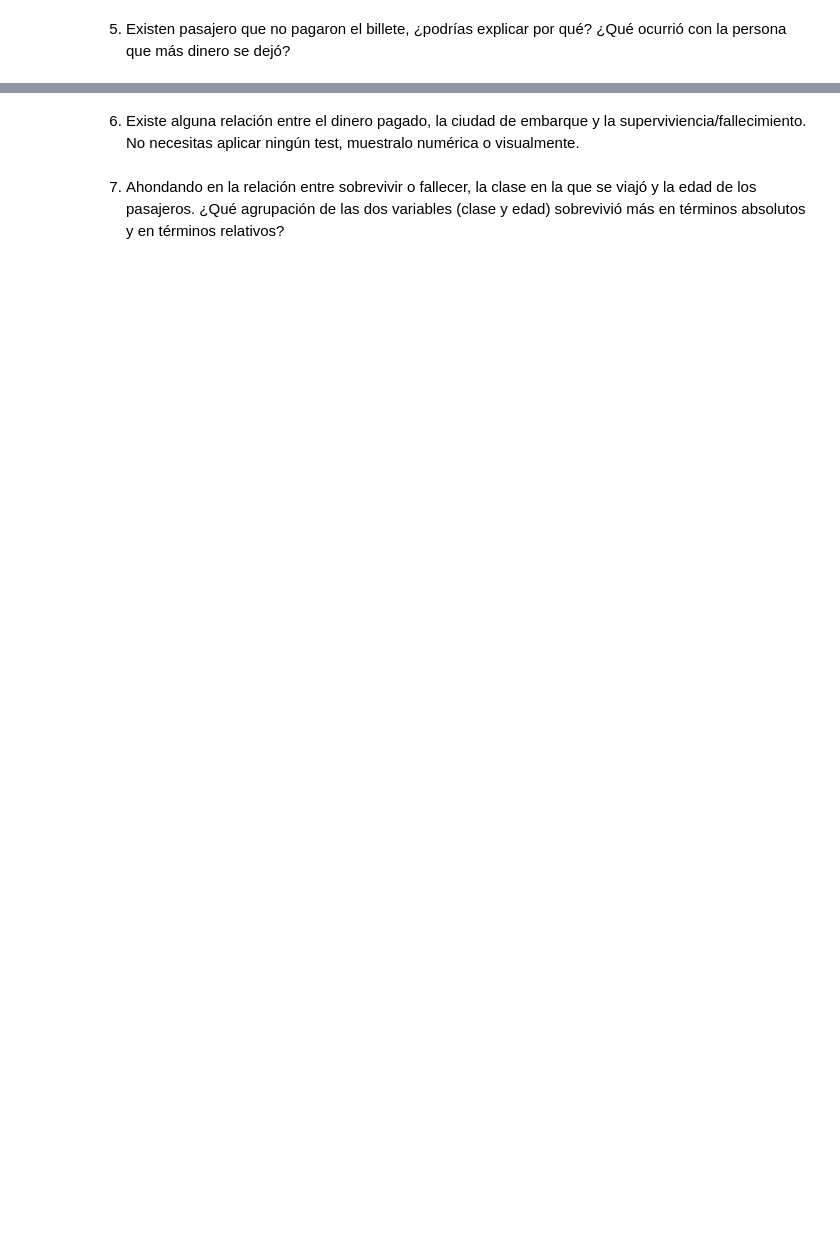
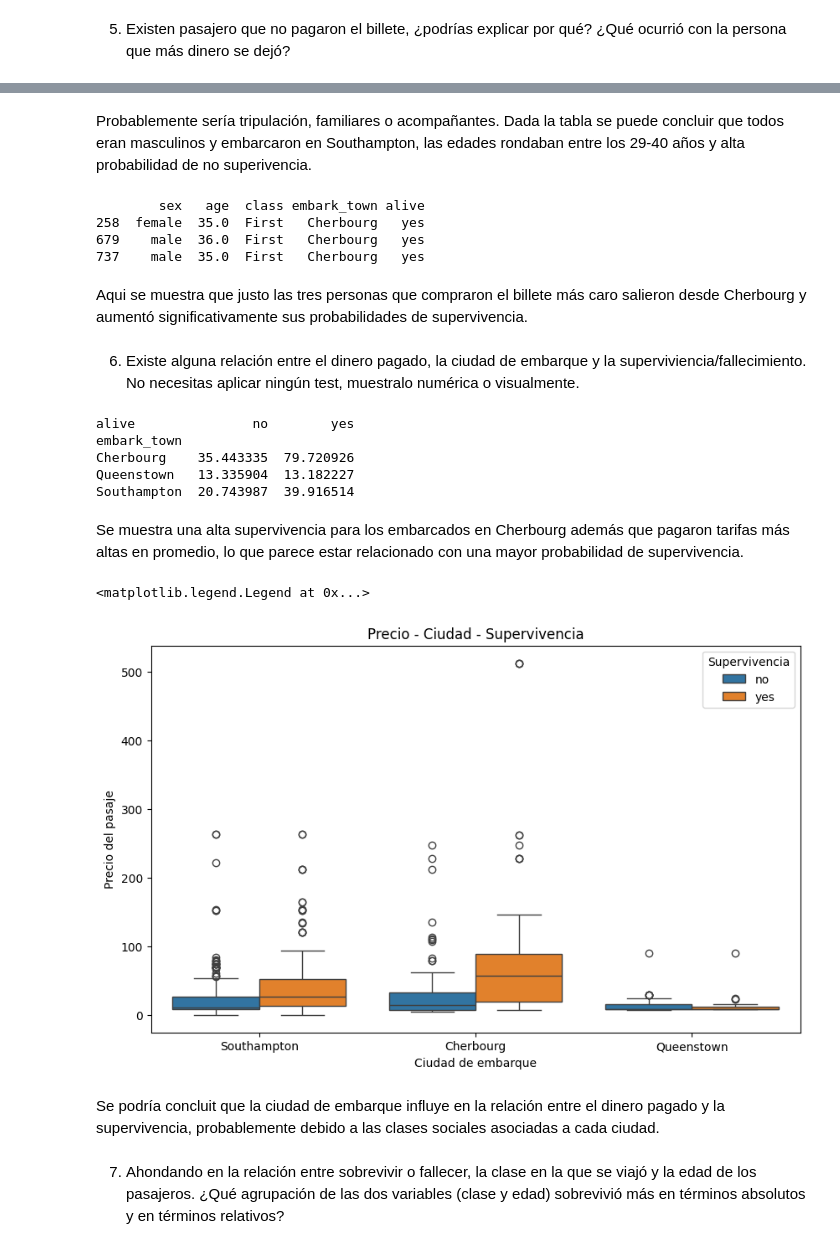
Before and after one commit to Cmonzon-94/ONLINE_DS_THEBRIDGE_Cmonzon, a Jupyter notebook: 03_Analisis_de_Datos/Sprint_07/Unidad_02_Analisis__Bivariante_Multivariante/Unidad_02/Practica_Obligatoria/18_Practica_Obligatoria_Multivariante.ipynb, the cells around one changed output, grey strips where cells are left out. Cells and saved outputs as stored; diff of their text form; code cells hidden in the pictures; blank space fills up the shorter version.

```diff
--- a/03_Analisis_de_Datos/Sprint_07/Unidad_02_Analisis__Bivariante_Multivariante/Unidad_02/Practica_Obligatoria/18_Practica_Obligatoria_Multivariante.ipynb
+++ b/03_Analisis_de_Datos/Sprint_07/Unidad_02_Analisis__Bivariante_Multivariante/Unidad_02/Practica_Obligatoria/18_Practica_Obligatoria_Multivariante.ipynb
@@ -285,4 +375,49 @@ Name: count, dtype: int64
+# %% [markdown]
+Probablemente sería tripulación, familiares o acompañantes.
+Dada la tabla se puede concluir que todos eran masculinos y embarcaron en Southampton, las edades rondaban entre los 29-40 años y alta probabilidad de no superivencia.
+# %%
+#Tarifas más caras (max fare)
+tarifa_cara = df_titanic["fare"].max()
+perfil_caro = df_titanic[df_titanic["fare"] == tarifa_cara]
+#Veamos el perfil
+print(perfil_caro[["sex", "age","class","embark_town","alive"]])
+# %% [output]
+        sex   age  class embark_town alive
+258  female  35.0  First   Cherbourg   yes
+679    male  36.0  First   Cherbourg   yes
+737    male  35.0  First   Cherbourg   yes
+# %% [markdown]
+Aqui se muestra que justo las tres personas que compraron el billete más caro salieron desde Cherbourg y aumentó significativamente sus probabilidades de supervivencia.
 # %% [markdown]
 6. Existe alguna relación entre el dinero pagado, la ciudad de embarque y la superviviencia/fallecimiento. No necesitas aplicar ningún test, muestralo numérica o visualmente.
+# %%
+relacion_tres = df_titanic.pivot_table(
+    index = "embark_town",
+    columns = "alive",
+    values = "fare",
+    aggfunc = "mean"
+)
+print(relacion_tres)
+# %% [output]
+alive               no        yes
+embark_town
+Cherbourg    35.443335  79.720926
+Queenstown   13.335904  13.182227
+Southampton  20.743987  39.916514
+# %% [markdown]
+Se muestra una alta supervivencia para los embarcados en Cherbourg además que pagaron tarifas más altas en promedio, lo que parece estar relacionado con una mayor probabilidad de supervivencia.
+# %%
+# Gráfico de caja para visualizar la distribución del precio del pasaje
+plt.figure(figsize = (10, 6))
+sns.boxplot(data = df_titanic, x="embark_town", y="fare", hue="alive")
+plt.title("Precio - Ciudad - Supervivencia")
+plt.xlabel("Ciudad de embarque")
+plt.ylabel("Precio del pasaje")
+plt.legend(title="Supervivencia")
+# %% [output]
+<matplotlib.legend.Legend at 0x...>
+[figure, added]
+# %% [markdown]
+Se podría concluit que la ciudad de embarque influye en la relación entre el dinero pagado y la supervivencia, probablemente debido a las clases sociales asociadas a cada ciudad.
 # %% [markdown]
 7. Ahondando en la relación entre sobrevivir o fallecer, la clase en la que se viajó y la edad de los pasajeros. ¿Qué agrupación de las dos variables (clase y edad) sobrevivió más en términos absolutos y en términos relativos?
```
Also changed, not shown: parts of 23 cells of this notebook.
